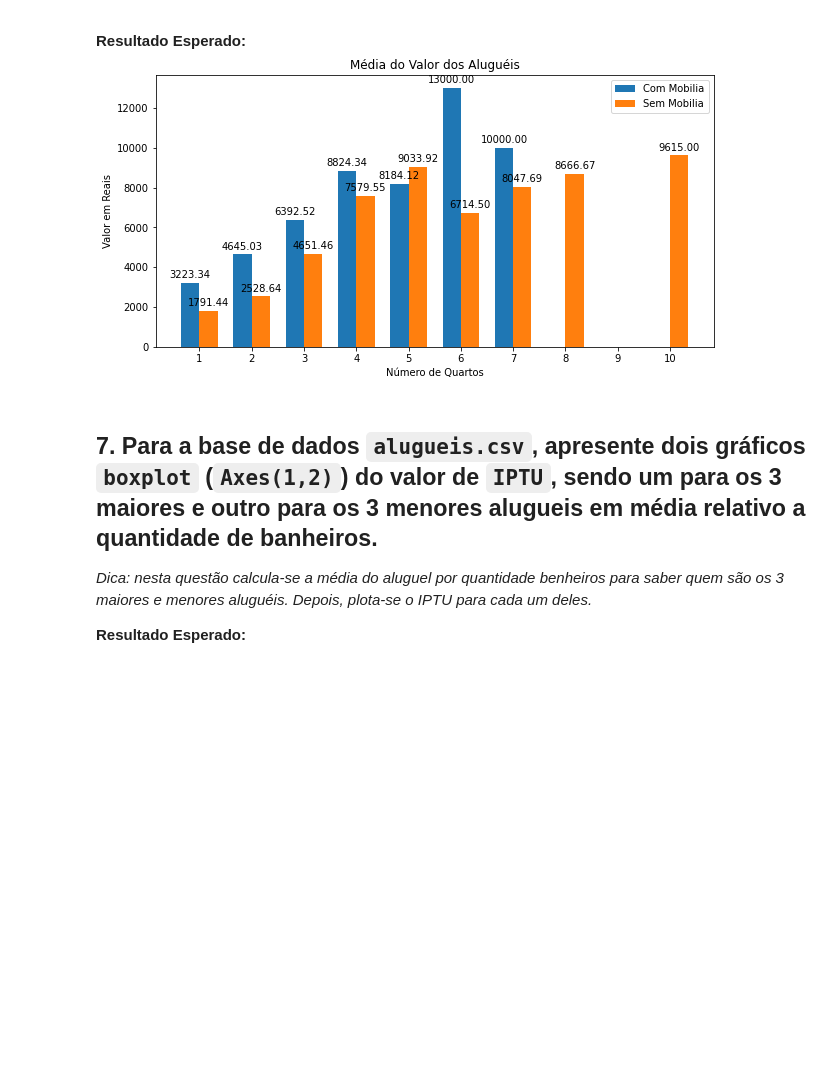
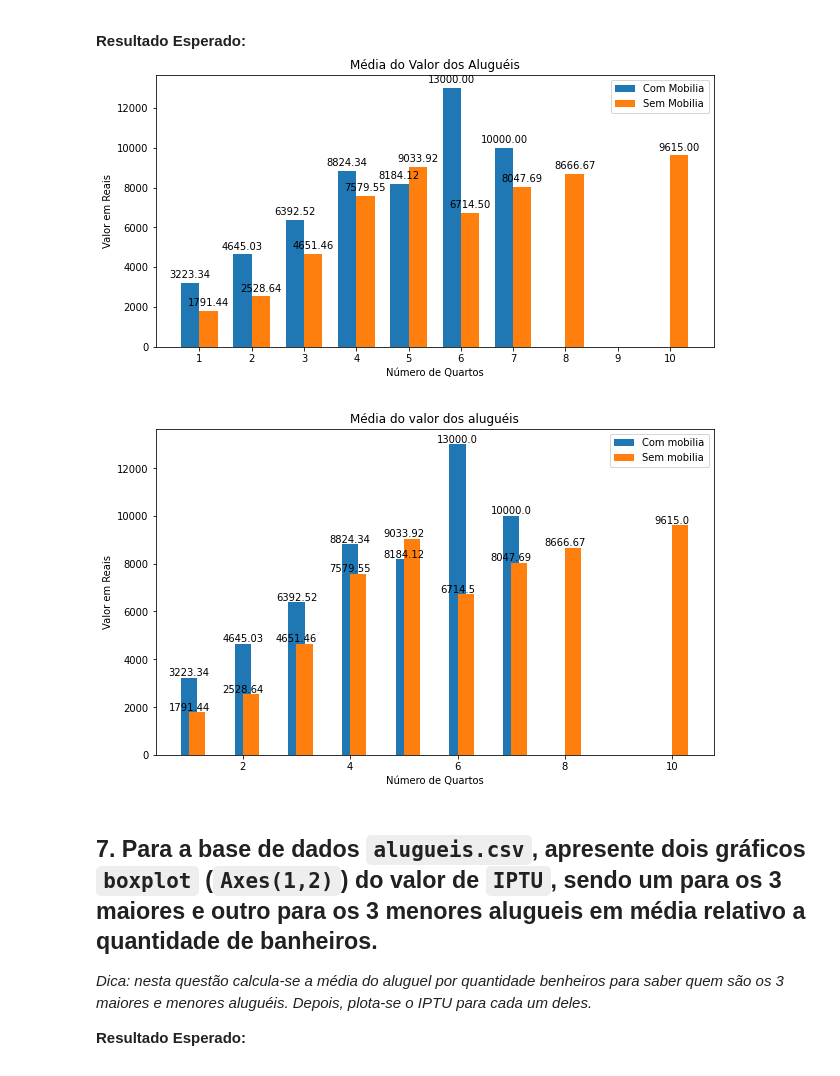
Before and after one commit to andressadarosa/TI2POD, a Jupyter notebook: TI2.ipynb, the cells around one changed output. Drawn from its saved outputs; the diff is of its cells as text; code cells hidden in the pictures; blank space fills up the shorter version.

```diff
--- a/TI2.ipynb
+++ b/TI2.ipynb
@@ -307,6 +326,69 @@ memory usage: 938.1+ KB
 
 **Resultado Esperado:**
 ![image-2.png](attachment:image-2.png)
+# %%
+# filtrando apenas as colunas que serão utilizadas nesta questao
+aux = alugueis[['Mobiliado', 'Aluguel', 'Quartos']]
+
+# SEM MOBILIA
+imoveis_sem_mobilia = aux.loc[aux['Mobiliado'] == False] # filtro somente os imoveis sem mobilia
+# calculo a meia do valor dos alugueis relativo ao numero de quartos definindo duas casas decimais após o ponto
+dict_sem = dict(imoveis_sem_mobilia.groupby(['Quartos'])['Aluguel'].mean().round(2))
+
+# COM MOBILIA
+imoveis_com_mobilia = aux.loc[aux['Mobiliado'] == True] # filtro somente os imoveis com mobilia
+# calculo da media do valor dos alugueis relativo ao numero de quartos definindo duas casas decimais após o ponto
+dict_com_mobilia = dict(imoveis_com_mobilia.groupby(['Quartos'])['Aluguel'].mean().round(2))
+
+# iniciando o gráfico com as informações corretas
+fig, ax = plt.subplots(figsize=(10, 6))
+
+# para os dados com mobilia
+x_dados = list(dict_com_mobilia.keys()) # as labels serão as achaves do dict
+y_dados = list(dict_com_mobilia.values())
+
+x1 = np.arange(len(x_dados))
+
+ax.bar(x_dados, y_dados, align='center', width = 0.3)
+
+for i in range(len(x_dados)):
+    ax.annotate(y_dados[i],
+                xy = (x_dados[i], y_dados[i]),
+                xycoords ='data',
+                xytext = (x_dados[i], y_dados[i]),
+                textcoords = 'data',
+                horizontalalignment = 'center',
+                verticalalignment = 'bottom'
+               )
+
+# para os dados sem mobilia
+x_dados = list(dict_sem.keys())
+y_dados = list(dict_sem.values())
+ax.bar(x_dados, y_dados, align='edge', width = 0.3)
+
+x2 = np.arange(len(x_dados))
+
+for i in range(len(x_dados)):
+    ax.annotate(y_dados[i],
+                xy = (x_dados[i], y_dados[i]),
+                xycoords ='data',
+                xytext = (x_dados[i], y_dados[i]),
+                textcoords = 'data',
+                horizontalalignment = 'center',
+                verticalalignment = 'bottom'
+               )
+
+# declarando as labels do gráfico
+plt.title('Média do valor dos aluguéis')
+plt.xlabel('Número de Quartos')
+plt.ylabel('Valor em Reais')
+# declarando a legenda
+plt.legend(('Com mobilia', 'Sem mobilia'))
+plt.show()
+
+# Nota para o professor: nesta questão faltou apenas posicionar melhor as barras, eu tentei de várias formas mas sempre gerava algum erro. Infelizmente, não consegui!
+# %% [output]
+[figure, added]
 # %% [markdown]
 ## 7. Para a base de dados `alugueis.csv`, apresente dois gráficos `boxplot`  (`Axes(1,2)`) do valor de `IPTU`, sendo um para os 3 maiores e outro para os 3 menores alugueis em média relativo a quantidade de banheiros.
 
```
Also changed, not shown: parts of 9 cells of this notebook.
